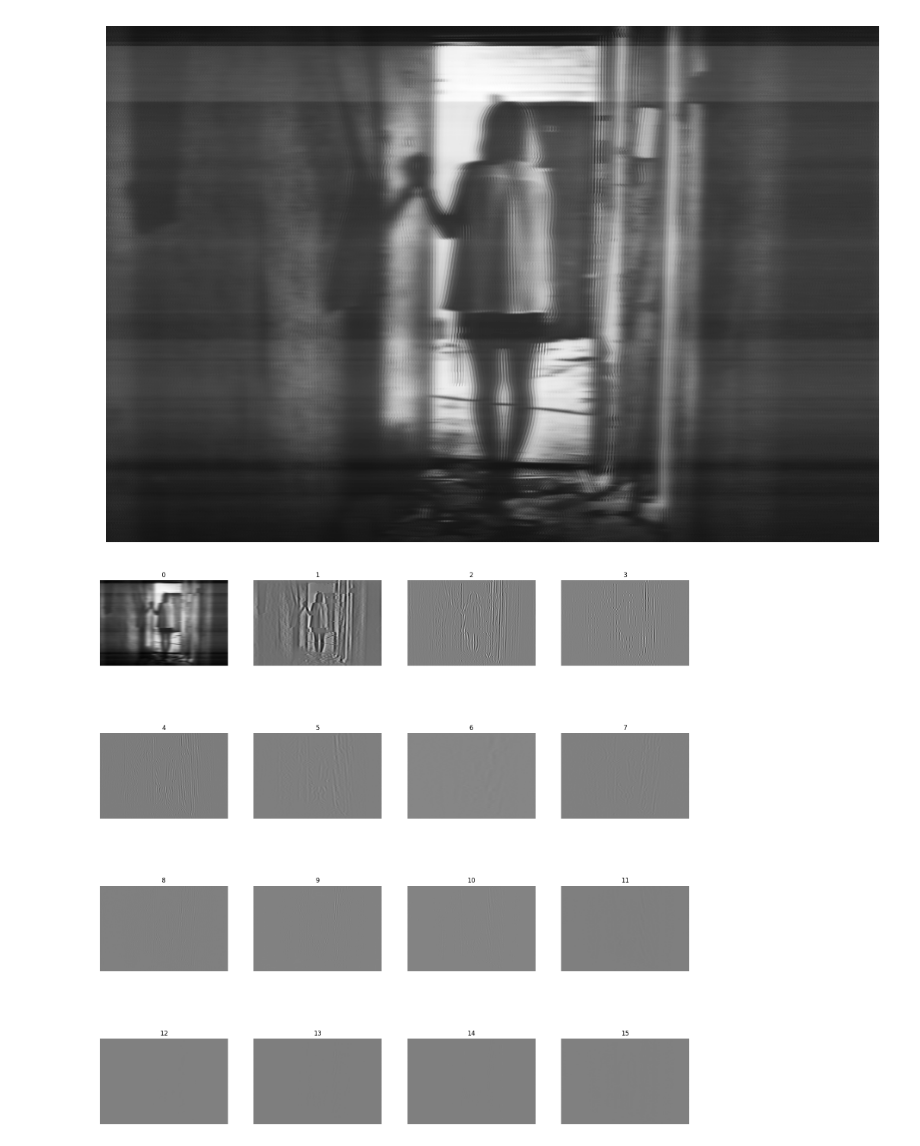
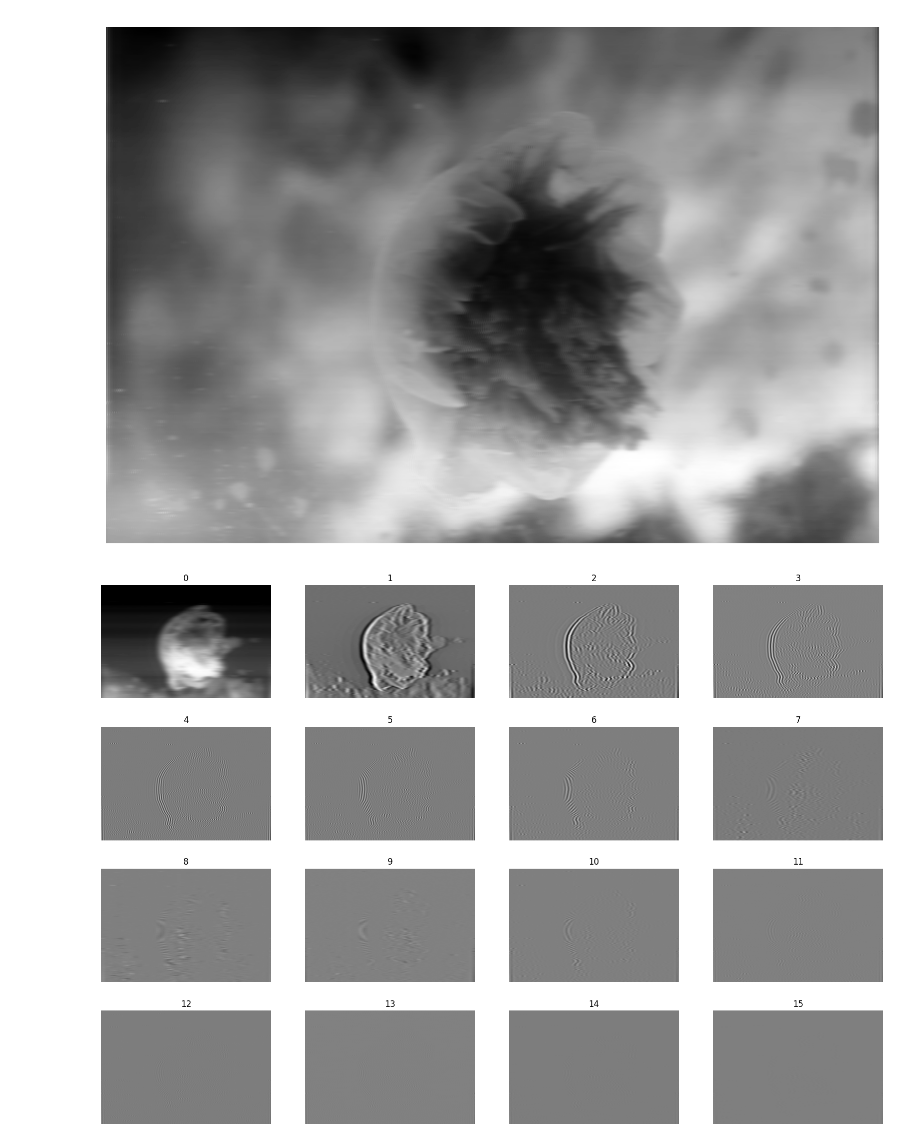
Before and after one commit to kirilenkobm/krlnk_gleitzsch_core, a Jupyter notebook: experiments.ipynb, the cells around one changed output. Drawn from its saved outputs; the diff is of its cells as text; code cells hidden in the pictures.

```diff
--- a/experiments.ipynb
+++ b/experiments.ipynb
@@ -22,7 +22,7 @@ image_fft_glitch.image_fft_glitch.argtypes = [
 
 test_data_dir = "test_data"
 test_image_files = [x for x in os.listdir(test_data_dir) if x.endswith(".jpg")]
-image_name = "test_5.jpg"
+image_name = "test_10.jpg"
 image_path = os.path.join(test_data_dir, image_name)
 image = io.imread(image_path)
 
@@ -81,43 +81,43 @@ def play_with_isolated_channel(channel_c_arr):
 
 play_with_isolated_channel(green_channel_c_array)
 # %% [output]
-[figure, old version]
+[figure, new version]
 # %%
 def try_diff_isolates(channel_arr):
-    plt.figure(figsize=(20, 20))
+    plt.figure(figsize=(20, 14))
 
     for i in range(16):
         working_channel_np = channel_arr.copy()
         working_channel = (ctypes.c_double * len(working_channel_np))(*working_channel_np)
-        real_hist_test = [0.0] * 32
+        real_hist_test = [0.0] * 64
         real_hist_test[i] = 1.5
         imag_hist_test = real_hist_test.copy()
         # imag_hist_test = [1.0, 0.0]
 
         real_hist_c_array = (ctypes.c_double * len(real_hist_test))(*real_hist_test)
         imag_hist_c_array = (ctypes.c_double * len(imag_hist_test))(*imag_hist_test)
 
         image_fft_glitch.image_fft_glitch(
             working_channel,
             len(red_channel),
             chunk_size,
             quantization_levels,
             real_hist_c_array,
             len(real_hist_test),
             imag_hist_c_array,
             len(imag_hist_test)
         )
 
         channel_numpy = np.ctypeslib.as_array(working_channel)
         reshaped_arr = channel_numpy.reshape(image[:, :, 0].shape)
 
         plt.subplot(4, 4, i+1)
         plt.title(i)
         plt.imshow(reshaped_arr, cmap='gray')
         plt.axis('off')
 
     plt.show()
 
 try_diff_isolates(red_channel)
 # %% [output]
-[figure, old version]
+[figure, new version]
```
Also changed, not shown: parts of 4 cells of this notebook, 2 other files.
